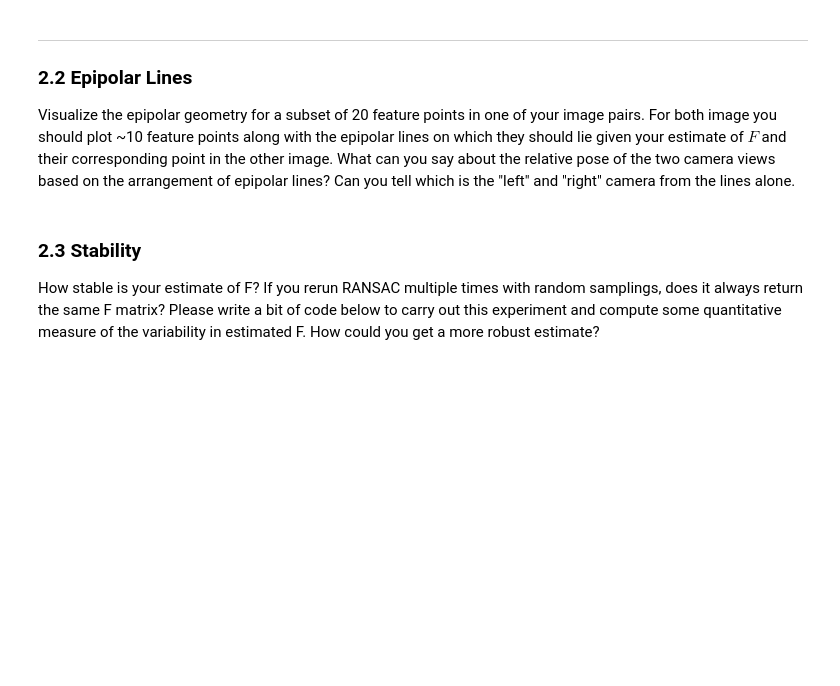
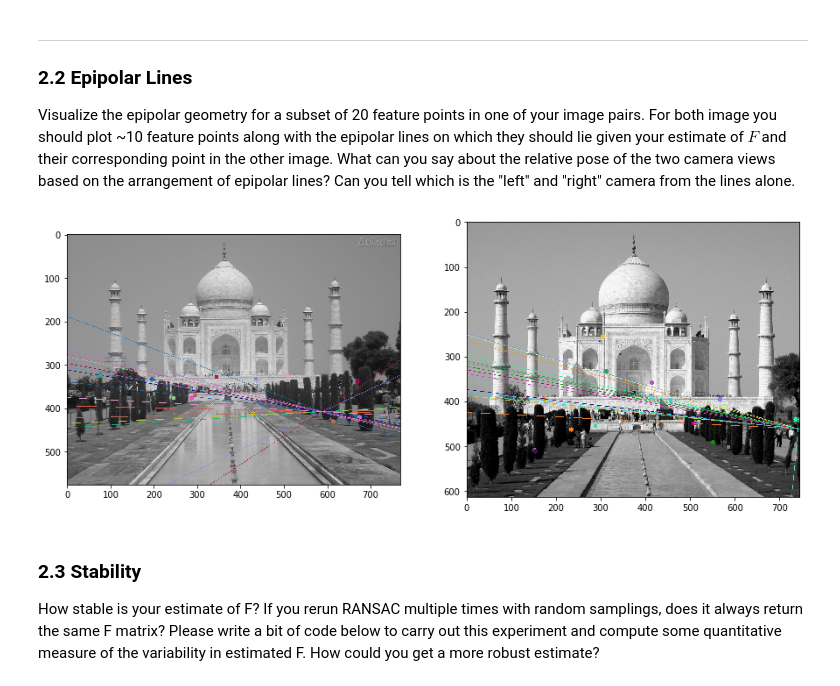
Before and after one commit to SaadManzur/Fundamental-Matrix-Computation, a Jupyter notebook: assignment2.ipynb, the cells around one changed output. Saved outputs shown, nothing was run; the diff lists cells and outputs as text; code cells hidden in the pictures; blank space fills up the shorter version.

```diff
--- a/assignment2.ipynb
+++ b/assignment2.ipynb
@@ -415,3 +423,39 @@ epipolarLines1 = opencv.computeCorrespondEpilines(pts2.reshape())
+# %%
+def drawlines(img1,img2,lines,pts1,pts2):
+    ''' img1 - image on which we draw the epilines for the points in img2
+        lines - corresponding epilines '''
+    r,c = img1.shape
+    img1 = opencv.cvtColor(img1,opencv.COLOR_GRAY2BGR)
+    img2 = opencv.cvtColor(img2,opencv.COLOR_GRAY2BGR)
+    for r,pt1,pt2 in zip(lines,pts1,pts2):
+        color = tuple(np.random.randint(0,255,3).tolist())
+        x0,y0 = map(int, [0, -r[2]/r[1] ])
+        x1,y1 = map(int, [c, -(r[2]+r[0]*c)/r[1] ])
+        img1 = opencv.line(img1, (x0,y0), (x1,y1), color,1)
+        img1 = opencv.circle(img1,tuple(pt1),5,color,-1)
+        img2 = opencv.circle(img2,tuple(pt2),5,color,-1)
+    return img1,img2
+
+#F, mask  = opencv.findFundamentalMat(pts1.T, pts2.T, opencv.FM_RANSAC, 4e-5, 100000)
+
+inliers1H = np.vstack((pts1[:,inliers], np.ones((1, len(inliers)))))
+inliers2H = np.vstack((pts2[:,inliers], np.ones((1, len(inliers)))))
+
+# Find epilines corresponding to points in right image (second image) and
+# drawing its lines on left image
+lines1 = opencv.computeCorrespondEpilines(pts2[:,inliers].T.reshape(-1,1,2), 2,F)
+lines1 = lines1.reshape(-1,3)
+img5,img6 = drawlines(gray1,gray2,lines1,pts1[:,inliers].T,pts2[:,inliers].T)
+# Find epilines corresponding to points in left image (first image) and
+# drawing its lines on right image
+lines2 = opencv.computeCorrespondEpilines(pts1[:,inliers].reshape(-1,1,2), 1,F)
+lines2 = lines2.reshape(-1,3)
+img3,img4 = drawlines(gray2,gray1,lines2,pts2[:,inliers].T,pts1[:,inliers].T)
+plt.subplot(121),plt.imshow(img5)
+plt.subplot(122),plt.imshow(img3)
+plt.show()
+# %% [output]
+[figure, added]
 # %% [markdown]
 ### 2.3 Stability
 
```
Also changed, not shown: parts of 12 cells of this notebook, 11 other files.
